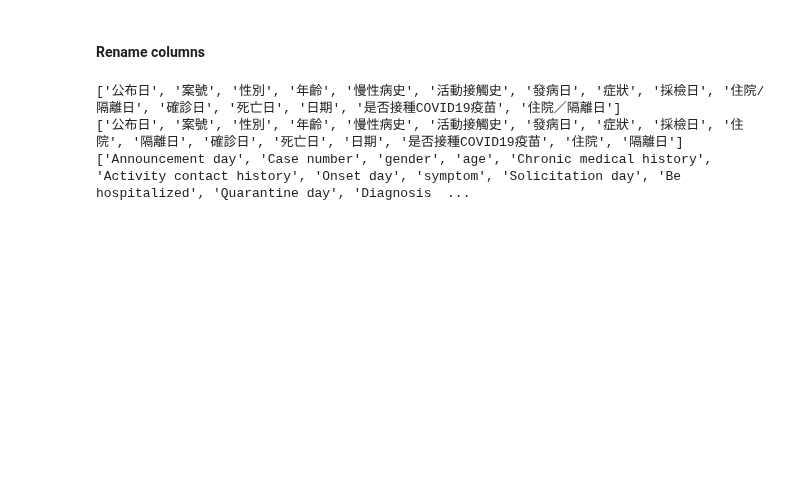
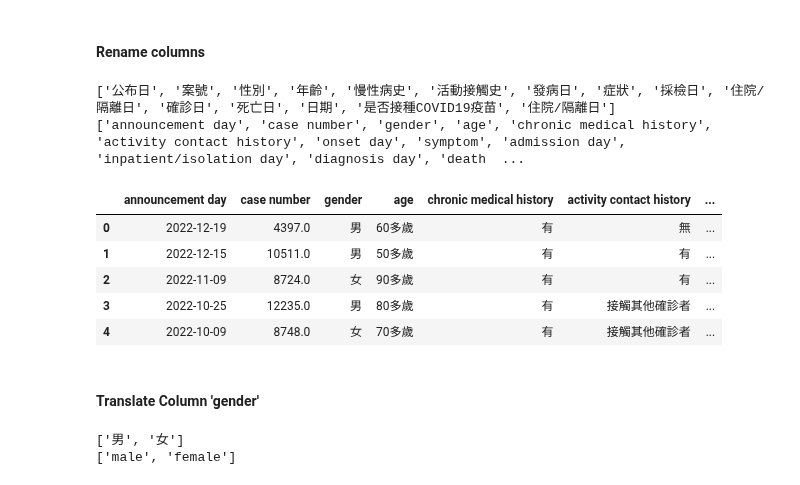
Before and after one commit to belongtothenight/BD_ML_Code, a Jupyter notebook: src/BD_w14_hw.ipynb, the cells around one changed output. Cells and saved outputs as stored; diff of their text form; code cells hidden in the pictures; blank space fills up the shorter version.

```diff
--- a/src/BD_w14_hw.ipynb
+++ b/src/BD_w14_hw.ipynb
@@ -231,18 +230,20 @@ def flatten(lis):
     return_lis = []
     flat(lis)
     return return_lis
+# %%
+def translate(lis):
+    return_lis = []
+    for element in lis:
+        temp = tss.google(element, from_language='zh', to_language='en')
+        temp = temp.lower()
+        return_lis.append(temp)
+    return return_lis
 # %%
-# extract all mandarin characters
+# replace '／' with '/'
 columns = data.columns.to_list()
-columns_sep = []
+columns_tmp = []
 for element in columns:
-    if '/' in element:
-        element = element.split('/')
     if '／' in element:
-        element = element.split('／')
-    columns_sep.append(element)
-columns_sep = list(flatten(columns_sep))
+        element = element.replace('／', '/')
+    columns_tmp.append(element)
+columns = columns_tmp
-# %% [output]
-['公布日', '案號', '性別', '年齡', '慢性病史', '活動接觸史', '發病日', '症狀', '採檢日', '住院/隔離日', '確診日', '死亡日', '日期', '是否接種COVID19疫苗', '住院／隔離日']
-['公布日', '案號', '性別', '年齡', '慢性病史', '活動接觸史', '發病日', '症狀', '採檢日', '住院', '隔離日', '確診日', '死亡日', '日期', '是否接種COVID19疫苗', '住院', '隔離日']
-['Announcement day', 'Case number', 'gender', 'age', 'Chronic medical history', 'Activity contact history', 'Onset day', 'symptom', 'Solicitation day', 'Be hospitalized', 'Quarantine day', 'Diagnosis  ...
@@ -254,6 +250,28 @@ for element in columns_sep:
+# %%
+# translate
+columns_ts = translate(columns)
 # %%
 # rename columns
-
 print(columns)
-print(columns_sep)
 print(columns_ts)
+data.columns = columns_ts
+data.head()
+# %% [output]
+['公布日', '案號', '性別', '年齡', '慢性病史', '活動接觸史', '發病日', '症狀', '採檢日', '住院/隔離日', '確診日', '死亡日', '日期', '是否接種COVID19疫苗', '住院/隔離日']
+['announcement day', 'case number', 'gender', 'age', 'chronic medical history', 'activity contact history', 'onset day', 'symptom', 'admission day', 'inpatient/isolation day', 'diagnosis day', 'death  ...
+|  | announcement day | case number | gender | age | chronic medical history | activity contact history | ... |
+| 0 | 2022-12-19 | 4397.0 | 男 | 60多歲 | 有 | 無 | ... |
+| 1 | 2022-12-15 | 10511.0 | 男 | 50多歲 | 有 | 有 | ... |
+| 2 | 2022-11-09 | 8724.0 | 女 | 90多歲 | 有 | 有 | ... |
+| 3 | 2022-10-25 | 12235.0 | 男 | 80多歲 | 有 | 接觸其他確診者 | ... |
+| 4 | 2022-10-09 | 8748.0 | 女 | 70多歲 | 有 | 接觸其他確診者 | ... |
+# %% [markdown]
+#### Translate Column 'gender'
+# %%
+genders = data['gender'].unique().tolist()
+print(genders)
+genders_ts = translate(genders)
+print(genders_ts)
+# %% [output]
+['男', '女']
+['male', 'female']
```
Also changed, not shown: parts of 4 cells of this notebook.
